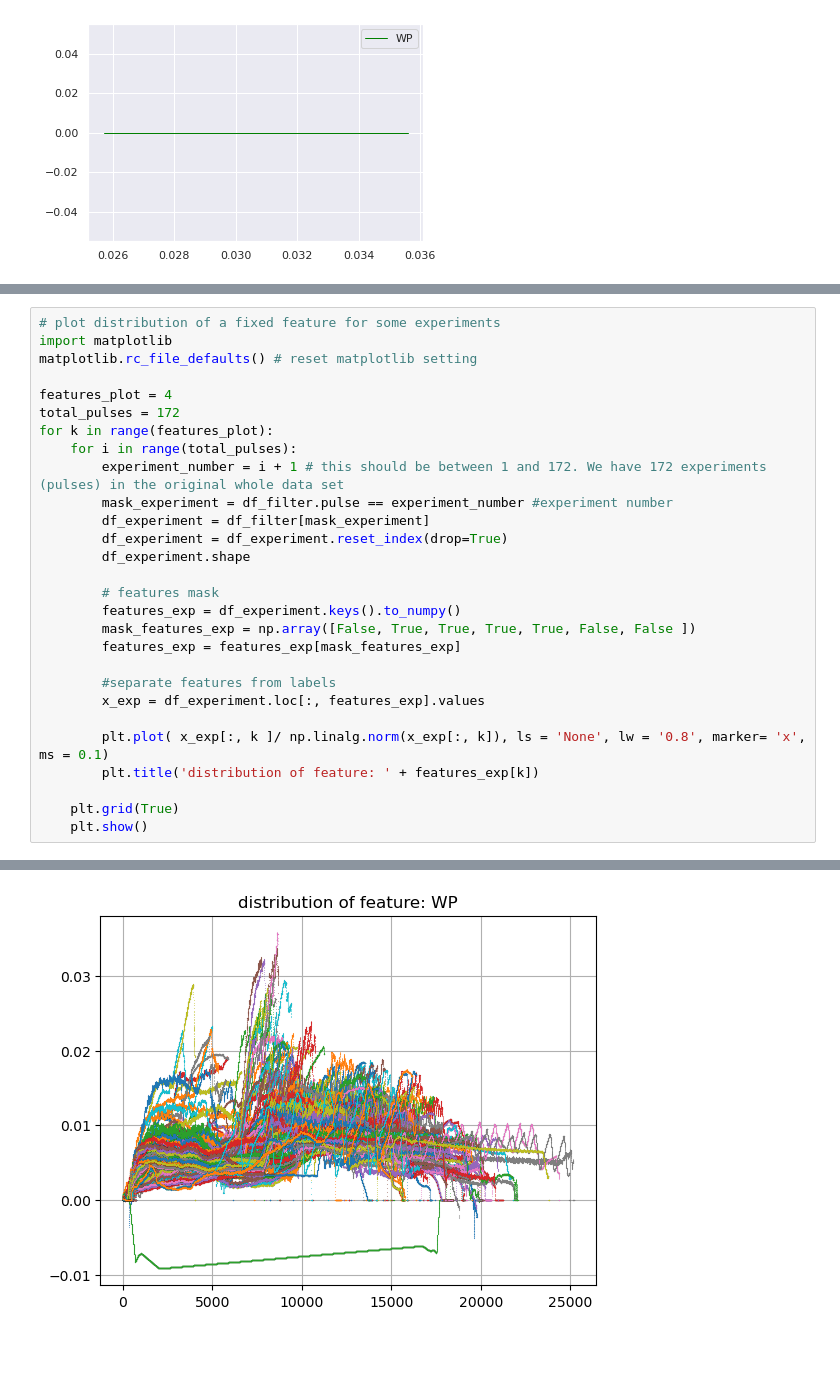
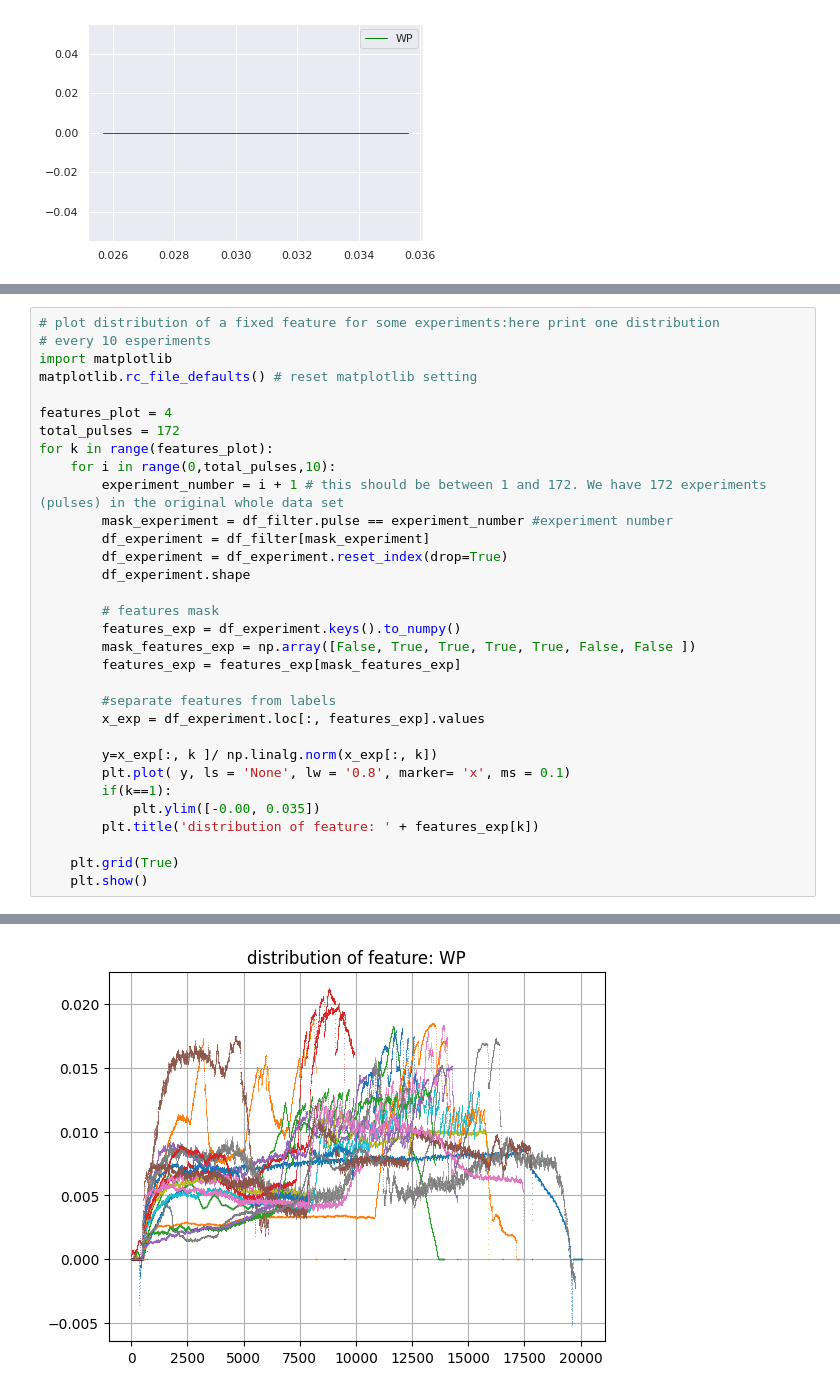
Before and after one commit to AntoineSalaun/Plasma_Mode_Classification, a Jupyter notebook: data_processing_PCA.ipynb, the cells around one changed output, grey strips where cells are left out. Saved outputs shown, nothing was run; the diff lists cells and outputs as text; blank space fills up the shorter version.

Commit message:
just few changes in the plots

```diff
--- a/data_processing_PCA.ipynb
+++ b/data_processing_PCA.ipynb
@@ -440,13 +443,14 @@ plt.show()
 [figure]
 # %%
-# plot distribution of a fixed feature for some experiments
+# plot distribution of a fixed feature for some experiments:here print one distribution
+# every 10 esperiments
 import matplotlib
 matplotlib.rc_file_defaults() # reset matplotlib setting
 
 features_plot = 4
 total_pulses = 172
 for k in range(features_plot):
-    for i in range(total_pulses):
+    for i in range(0,total_pulses,10):
         experiment_number = i + 1 # this should be between 1 and 172. We have 172 experiments (pulses) in the original whole data set
         mask_experiment = df_filter.pulse == experiment_number #experiment number
         df_experiment = df_filter[mask_experiment]
@@ -461,7 +465,10 @@ for k in range(features_plot):
         #separate features from labels
         x_exp = df_experiment.loc[:, features_exp].values
 
-        plt.plot( x_exp[:, k ]/ np.linalg.norm(x_exp[:, k]), ls = 'None', lw = '0.8', marker= 'x', ms = 0.1)
+        y=x_exp[:, k ]/ np.linalg.norm(x_exp[:, k])
+        plt.plot( y, ls = 'None', lw = '0.8', marker= 'x', ms = 0.1)
+        if(k==1):
+            plt.ylim([-0.00, 0.035])
         plt.title('distribution of feature: ' + features_exp[k])
 
     plt.grid(True)
@@ -473,4 +480,4 @@ for k in range(features_plot):
-[figure, old version]
+[figure, new version]
 # %%
 #distribution for each feature, using the WHOLE DATA SET
 matplotlib.rc_file_defaults() # reset matplotlib setting
```
Also changed, not shown: parts of 4 cells of this notebook.
